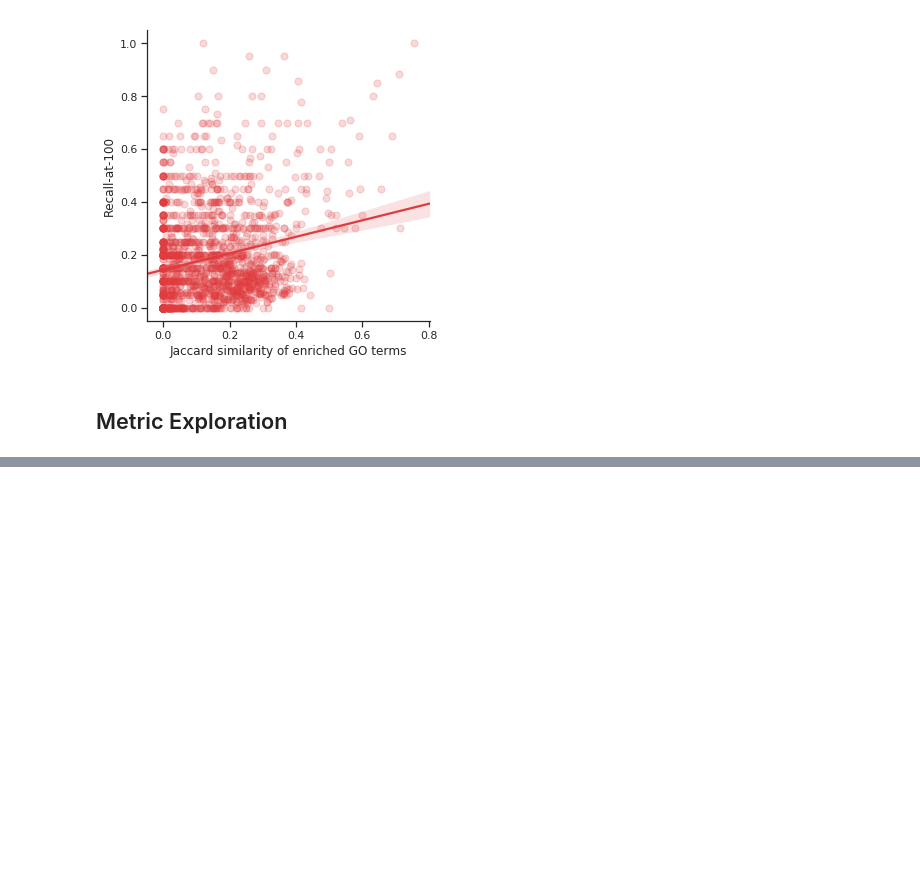
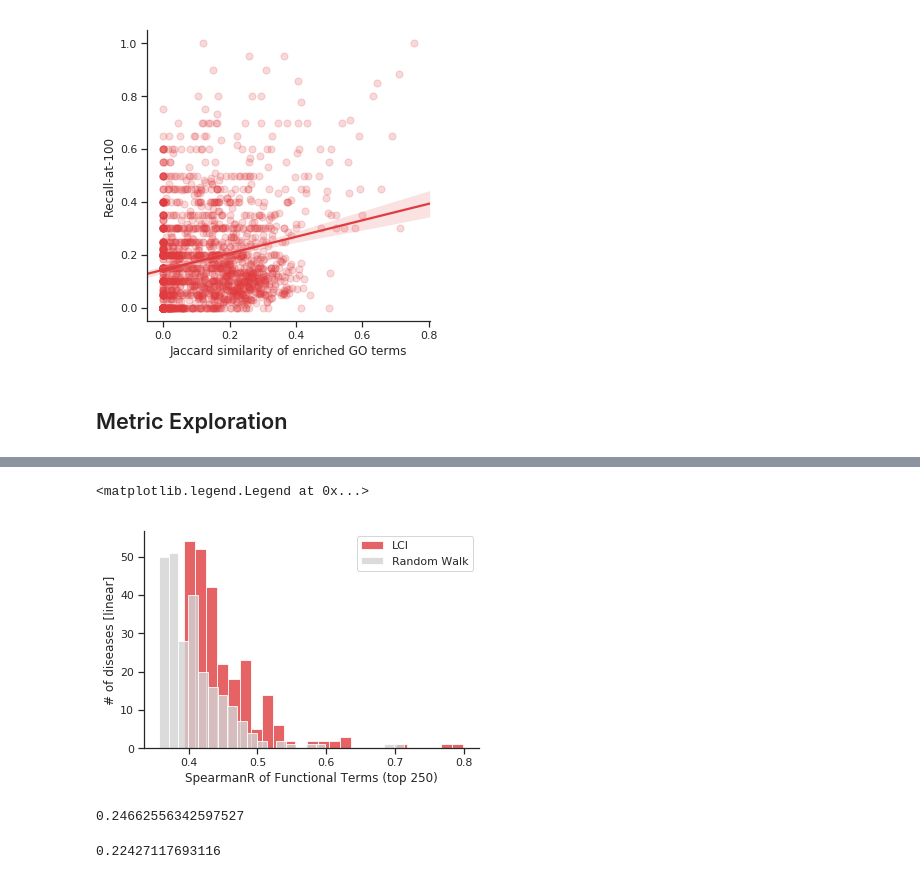
Before and after one commit to seyuboglu/milieu, a Jupyter notebook: notebooks/go_enrichment.ipynb, the cells around one changed output, grey strips where cells are left out. Drawn from its saved outputs; the diff is of its cells as text; code cells hidden in the pictures; blank space fills up the shorter version.

```diff
--- a/notebooks/go_enrichment.ipynb
+++ b/notebooks/go_enrichment.ipynb
@@ -268,0 +356,26 @@ defaultdict(dict,
+# %%
+pearson_df = pd.DataFrame(list(spearman_results.values()), index=list(spearman_results.keys()))
+# %%
+sns.distplot(pearson_df["lci"].nlargest(250), bins=25, kde=False, hist=True, label="LCI", hist_kws={
+                                                                                        "color": "#E03C3F",
+                                                                                        "alpha":0.8})
+sns.distplot(pearson_df["rw"].nlargest(250), bins=25, kde=False, hist=True, label="Random Walk", hist_kws={
+                                                                                      "color": "lightgrey",
+                                                                                      "alpha": 0.8})
+sns.despine()
+plt.yscale('linear')
+plt.xlabel("SpearmanR of Functional Terms (top 250)")
+plt.ylabel("# of diseases [linear]")
+plt.legend()
+#plt.savefig("../experiments/go_enrichment/lci/lci_rw_go.pdf")
+# %% [output]
+<matplotlib.legend.Legend at 0x...>
+[figure, added]
+# %%
+np.mean(pearson_df["lci"])
+# %% [output]
+0.24662556342597527
+# %%
+np.mean(pearson_df["rw"])
+# %% [output]
+0.22427117693116
```
Also changed, not shown: parts of 27 cells of this notebook, 5 other files.
